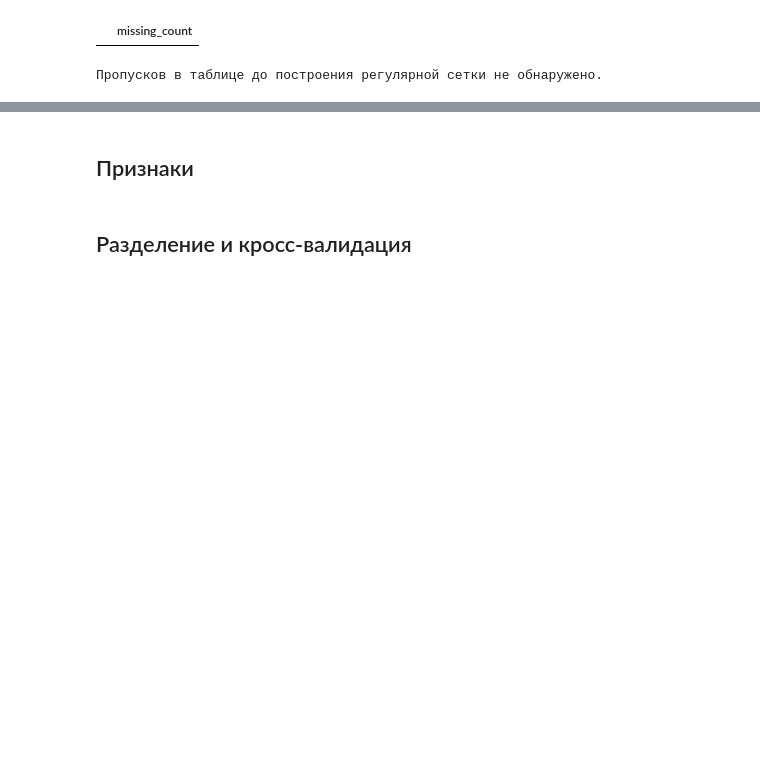
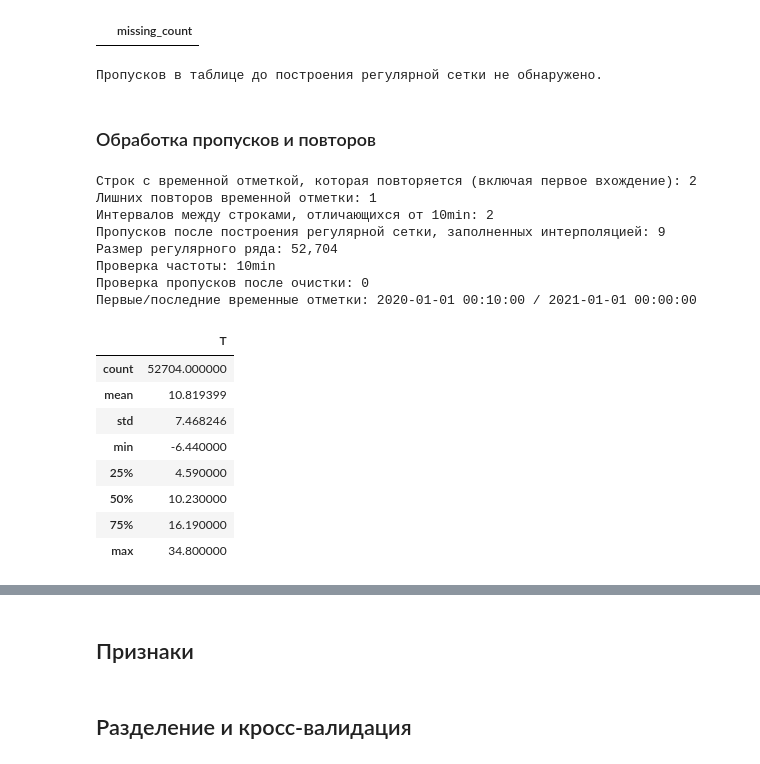
Before and after one commit to violllin/DOP_ML, a Jupyter notebook: dop.ipynb, the cells around one changed output, grey strips where cells are left out. Drawn from its saved outputs; the diff is of its cells as text; code cells hidden in the pictures; blank space fills up the shorter version.

```diff
--- a/dop.ipynb
+++ b/dop.ipynb
@@ -87,3 +87,53 @@ if not (missing_by_col > 0).any():
 Количество пропусков по столбцам (показаны только столбцы с пропусками):
 |  | missing_count |
 Пропусков в таблице до построения регулярной сетки не обнаружено.
+# %% [markdown]
+### Обработка пропусков и повторов
+# %%
+# Частота между соседними строками исходного файла.
+raw_delta = raw["date"].diff()
+nonstandard_intervals = raw_delta.notna() & (raw_delta != pd.Timedelta(FREQ))
+duplicate_rows = int(raw["date"].duplicated(keep=False).sum())
+duplicate_timestamps = int(raw["date"].duplicated().sum())
+
+# Для целевого ряда повторные наблюдения в один момент усредняются.
+y_observed = raw.groupby("date")[TARGET_COL].mean().sort_index()
+regular_index = pd.date_range(y_observed.index.min(), y_observed.index.max(), freq=FREQ)
+y_regular = y_observed.reindex(regular_index)
+n_missing_on_grid = int(y_regular.isna().sum())
+
+# Интерполяция разрешена только между известными временными отметками.
+y_regular = y_regular.interpolate(method="time", limit_area="inside")
+if y_regular.isna().any():
+    raise ValueError("После интерполяции остались пропуски. Проверьте начало и конец ряда.")
+y = y_regular.astype(float).rename(TARGET_COL)
+y.index.name = "date"
+
+print(f"Строк с временной отметкой, которая повторяется (включая первое вхождение): {duplicate_rows}")
+print(f"Лишних повторов временной отметки: {duplicate_timestamps}")
+print(f"Интервалов между строками, отличающихся от {FREQ}: {int(nonstandard_intervals.sum())}")
+print(f"Пропусков после построения регулярной сетки, заполненных интерполяцией: {n_missing_on_grid}")
+print(f"Размер регулярного ряда: {len(y):,}")
+print("Проверка частоты:", pd.infer_freq(y.index))
+print("Проверка пропусков после очистки:", int(y.isna().sum()))
+print("Первые/последние временные отметки:", y.index[0], "/", y.index[-1])
+
+display(y.describe().to_frame("T"))
+# %% [output]
+Строк с временной отметкой, которая повторяется (включая первое вхождение): 2
+Лишних повторов временной отметки: 1
+Интервалов между строками, отличающихся от 10min: 2
+Пропусков после построения регулярной сетки, заполненных интерполяцией: 9
+Размер регулярного ряда: 52,704
+Проверка частоты: 10min
+Проверка пропусков после очистки: 0
+Первые/последние временные отметки: 2020-01-01 00:10:00 / 2021-01-01 00:00:00
+|  | T |
+| count | 52704.000000 |
+| mean | 10.819399 |
+| std | 7.468246 |
+| min | -6.440000 |
+| 25% | 4.590000 |
+| 50% | 10.230000 |
+| 75% | 16.190000 |
+| max | 34.800000 |
```
Also changed, not shown: parts of 3 cells of this notebook.
